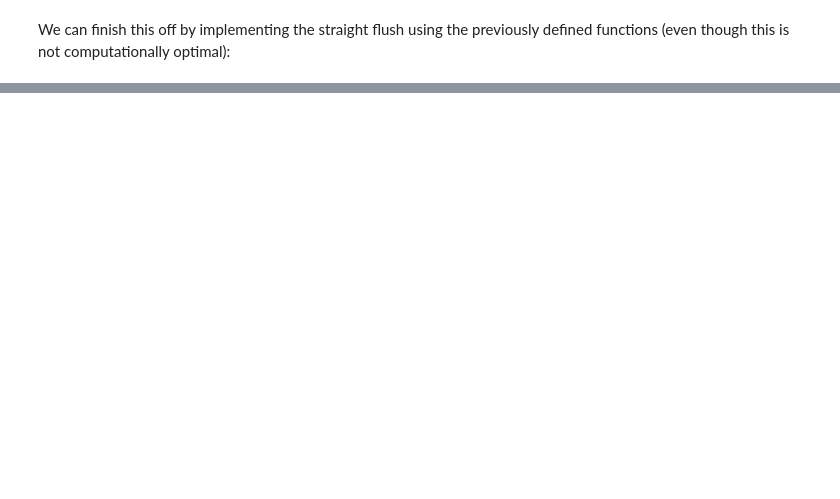
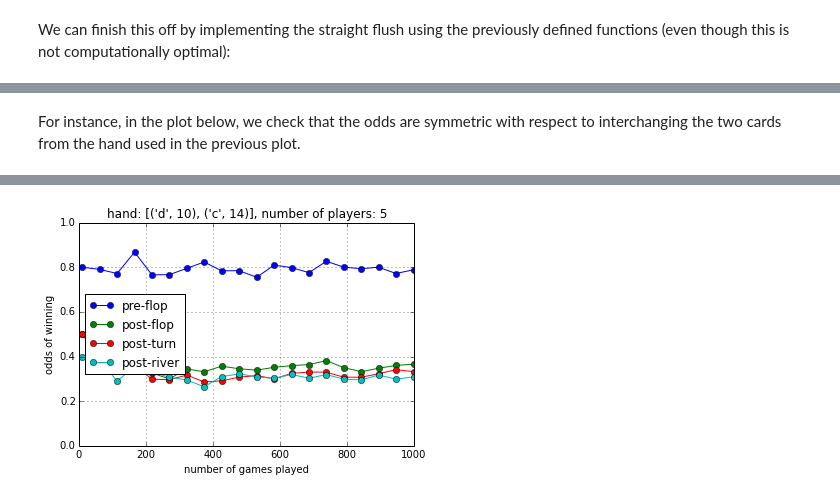
Before and after one commit to flothesof/posts, a Jupyter notebook: 20140726_PokerSimulation.ipynb, the cells around one changed output, grey strips where cells are left out. Saved outputs shown, nothing was run; the diff lists cells and outputs as text; code cells hidden in the pictures; blank space fills up the shorter version.

```diff
--- a/20140726_PokerSimulation.ipynb
+++ b/20140726_PokerSimulation.ipynb
@@ -286,0 +432,26 @@ At this stage, this is quite interesting
+# %%
+def plot_convergence(starting_hand, opponent_number, number_of_games):
+    results = [winning_odds(starting_hand,
+                         opponent_number,
+                         n) for n in number_of_games]
+    pre_flop = [result['pre-flop'] / float(n) for (result, n) in zip(results, number_of_games)]
+    post_flop = [result['post-flop'] / float(n) for (result, n) in zip(results, number_of_games)]
+    post_turn = [result['post-turn'] / float(n) for (result, n) in zip(results, number_of_games)]
+    post_river = [result['post-river'] / float(n) for (result, n) in zip(results, number_of_games)]
+    pl.plot(number_of_games, pre_flop, "-o", label='pre-flop')
+    pl.plot(number_of_games, post_flop, "-o", label='post-flop')
+    pl.plot(number_of_games, post_turn, "-o", label='post-turn')
+    pl.plot(number_of_games, post_river, "-o", label='post-river')
+    pl.xlabel('number of games played')
+    pl.ylabel('odds of winning')
+    pl.title("hand: {0}, number of players: {1}".format(starting_hand, opponent_number + 1))
+    pl.xlim(0, number_of_games.max())
+    pl.ylim(0, 1)
+    pl.grid(True)
+    pl.legend(loc='center left')
+# %% [markdown]
+For instance, in the plot below, we check that the odds are symmetric with respect to interchanging the two cards from the hand used in the previous plot.
+# %%
+%%time
+plot_convergence([('d', 10), ('c', 14)], 4, pl.linspace(10, 1000, num=20).astype(pl.int32))
+# %% [output]
@@ -286,0 +459 @@ At this stage, this is quite interesting
+[figure, added]
```
Also changed, not shown: parts of 54 cells of this notebook, 1 other file.
